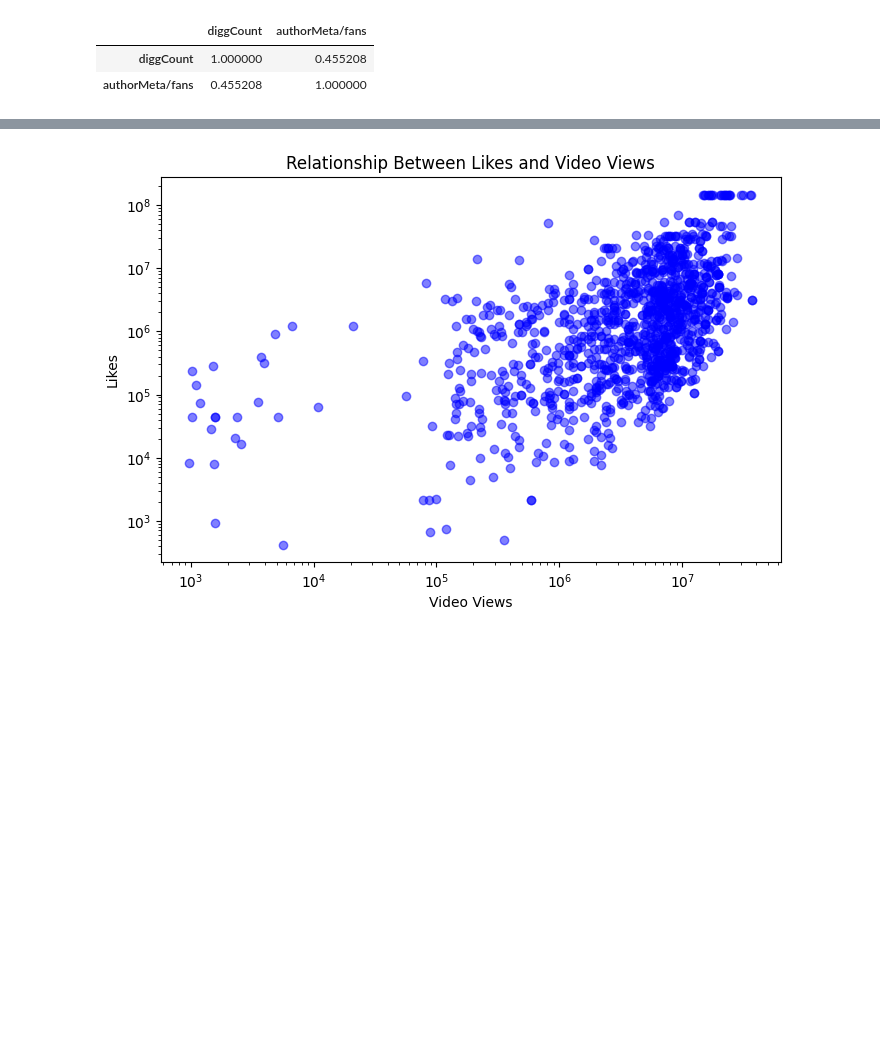
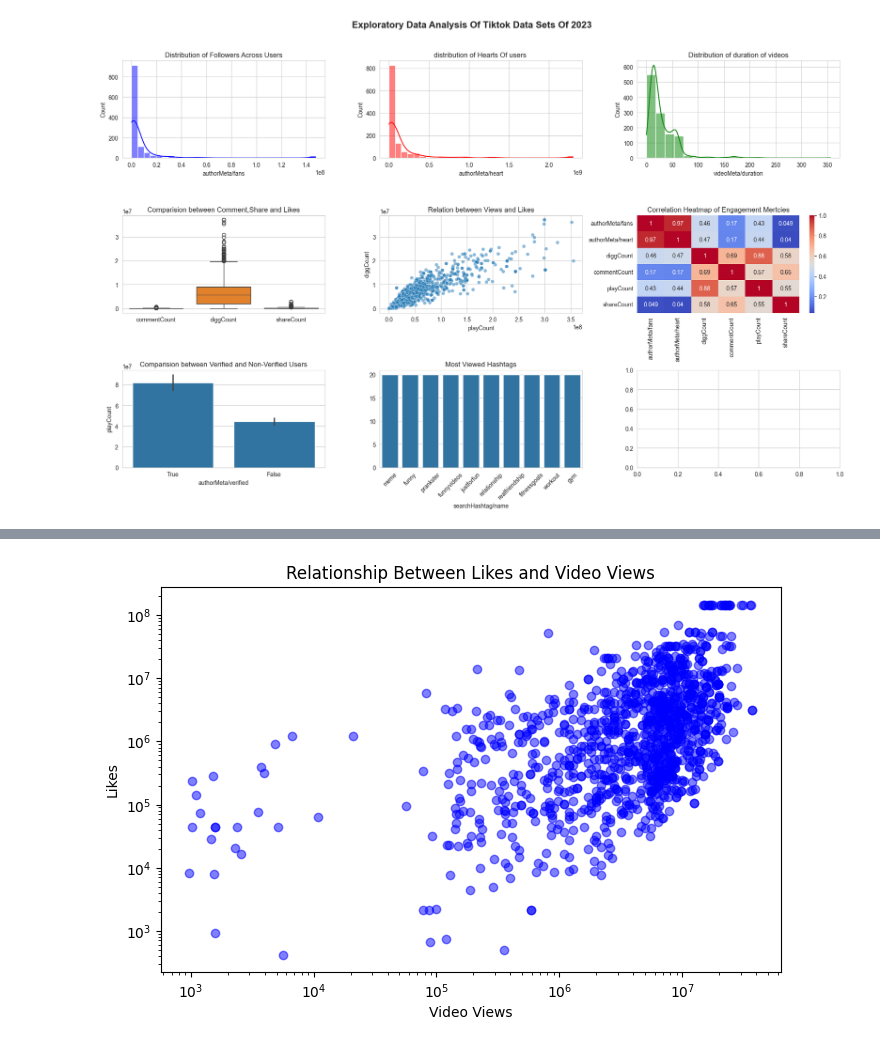
Before and after one commit to Sparshan605/Social-Media-Sentiment-Dashboard, a Jupyter notebook: data_visulaization.ipynb, the cells around one changed output, grey strips where cells are left out. Saved outputs shown, nothing was run; the diff lists cells and outputs as text; code cells hidden in the pictures; blank space fills up the shorter version.

```diff
--- a/data_visulaization.ipynb
+++ b/data_visulaization.ipynb
@@ -27,6 +19,46 @@ tiktok_data
-# %%
-tiktok_data[['diggCount', 'authorMeta/fans']].corr()
-# %% [output]
-|  | diggCount | authorMeta/fans |
-| diggCount | 1.000000 | 0.455208 |
-| authorMeta/fans | 0.455208 | 1.000000 |
+# %%
+sns.set_style("whitegrid")
+fig, axes= plt.subplots(3,3,figsize=(18,12))
+fig.suptitle("Exploratory Data Analysis Of Tiktok Data Sets Of 2023", fontsize=16, fontweight ='bold')
+
+#Distrubition of Followers Of Users
+sns.histplot(tiktok_data["authorMeta/fans"],bins=30,kde= True, ax=axes[0,0],color='blue')
+axes[0,0].set_title('Distribution of Followers Across Users')
+
+#distribution of total hearts recieved by Users
+sns.histplot(tiktok_data['authorMeta/heart'],bins=30 , kde=True , ax=axes[0,1],color='red')
+axes[0,1].set_title('distribution of Hearts Of users ')
+
+# Distribution of video duration in tiktok
+sns.histplot(tiktok_data['videoMeta/duration'],bins= 20, kde=True, ax=axes[0,2], color='green')
+axes[0,2].set_title('Distribution of duration of videos')
+
+# Boxplot between comments, likes ,shares
+sns.boxplot(data=tiktok_data[['commentCount','diggCount','shareCount']],ax=axes[1,0])
+axes[1,0].set_title('Comparision between Comment,Share and Likes')
+
+#Scatter plot (views vs likes)
+sns.scatterplot(x=tiktok_data['playCount'],y=tiktok_data['diggCount'],ax=axes[1,1],alpha=0.5)
+axes[1,1].set_title('Relation between Views and Likes')
+
+# Heatmap of engagement metrices
+sns.heatmap(tiktok_data[['authorMeta/fans', 'authorMeta/heart', 'diggCount' , 'commentCount', 'playCount', 'shareCount' ]].corr(),
+            annot=True, cmap='coolwarm', ax=axes[1,2])
+axes[1,2].set_title('Correlation Heatmap of Engagement Mertcies')
+
+#Barchart comparision between verified and unverified users
+sns.barplot(x=tiktok_data['authorMeta/verified'].astype(str),y=tiktok_data['playCount'],ax=axes[2,0])
+axes[2,0].set_title('Comparision between Verified and Non-Verified Users')
+
+#Most popular Hashtags
+top_hashtags= tiktok_data['searchHashtag/name'].value_counts().head(10) # head(10) selects top 10 hashtags
+sns.barplot(x=top_hashtags.index , y=top_hashtags.values, ax=axes[2,1])
+axes[2,1].set_title('Most Viewed Hashtags')
+axes[2,1].set_xticklabels(axes[2,1].get_xticklabels(),rotation=45)
+
+#Adjusting Layout
+plt.tight_layout(rect=[0,0,1,0.96])
+
+plt.show()
+# %% [output]
+[figure, added]
```
Also changed, not shown: parts of 6 cells of this notebook.
